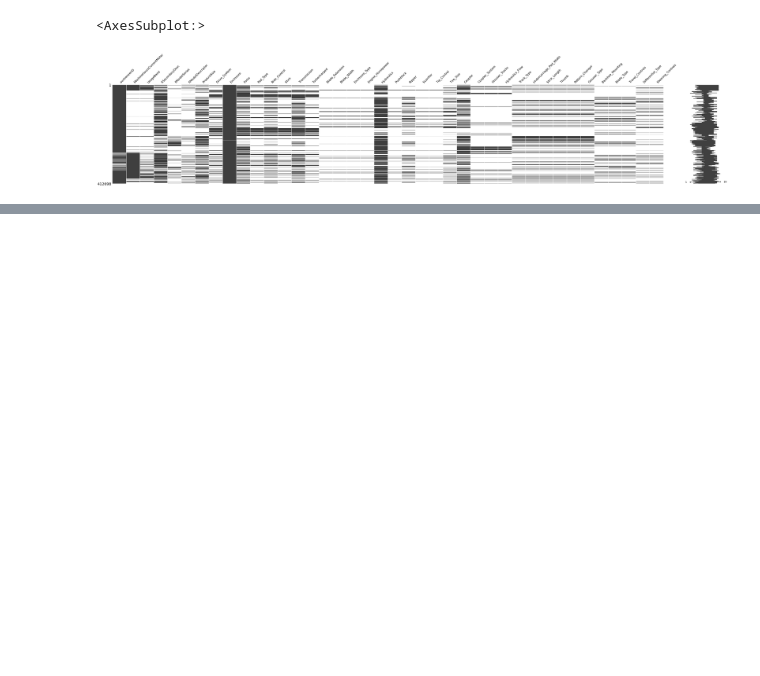
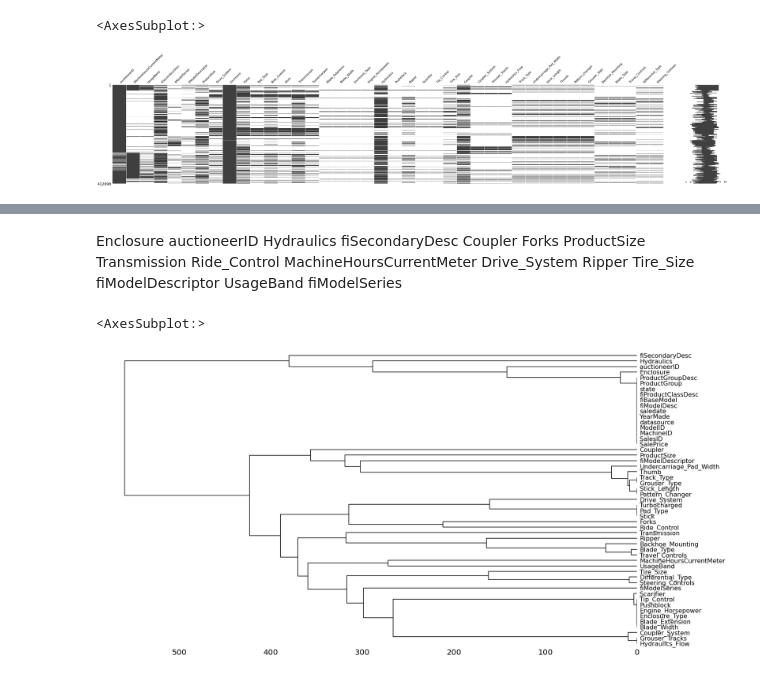
Before and after one commit to TROISTROIS/BLUE-BOOK-FOR-BULLDOZERS, a Jupyter notebook: blue-book-for-bulldozers.ipynb, the cells around one changed output, grey strips where cells are left out. Cells and saved outputs as stored; diff of their text form; code cells hidden in the pictures; blank space fills up the shorter version.

```diff
--- a/blue-book-for-bulldozers.ipynb
+++ b/blue-book-for-bulldozers.ipynb
@@ -193,3 +230,25 @@ mno.matrix(df[null_cols], figsize=(60,10))
 * Enclosure_Type
 * Blade_Width
 * Blade_Extension
+# %% [markdown]
+Enclosure
+auctioneerID
+Hydraulics
+fiSecondaryDesc
+Coupler
+Forks
+ProductSize
+Transmission
+Ride_Control
+MachineHoursCurrentMeter
+Drive_System
+Ripper
+Tire_Size
+fiModelDescriptor
+UsageBand
+fiModelSeries
+# %%
+mno.dendrogram(df)
+# %% [output]
+<AxesSubplot:>
+[figure, added]
```
Also changed, not shown: parts of 8 cells of this notebook.
